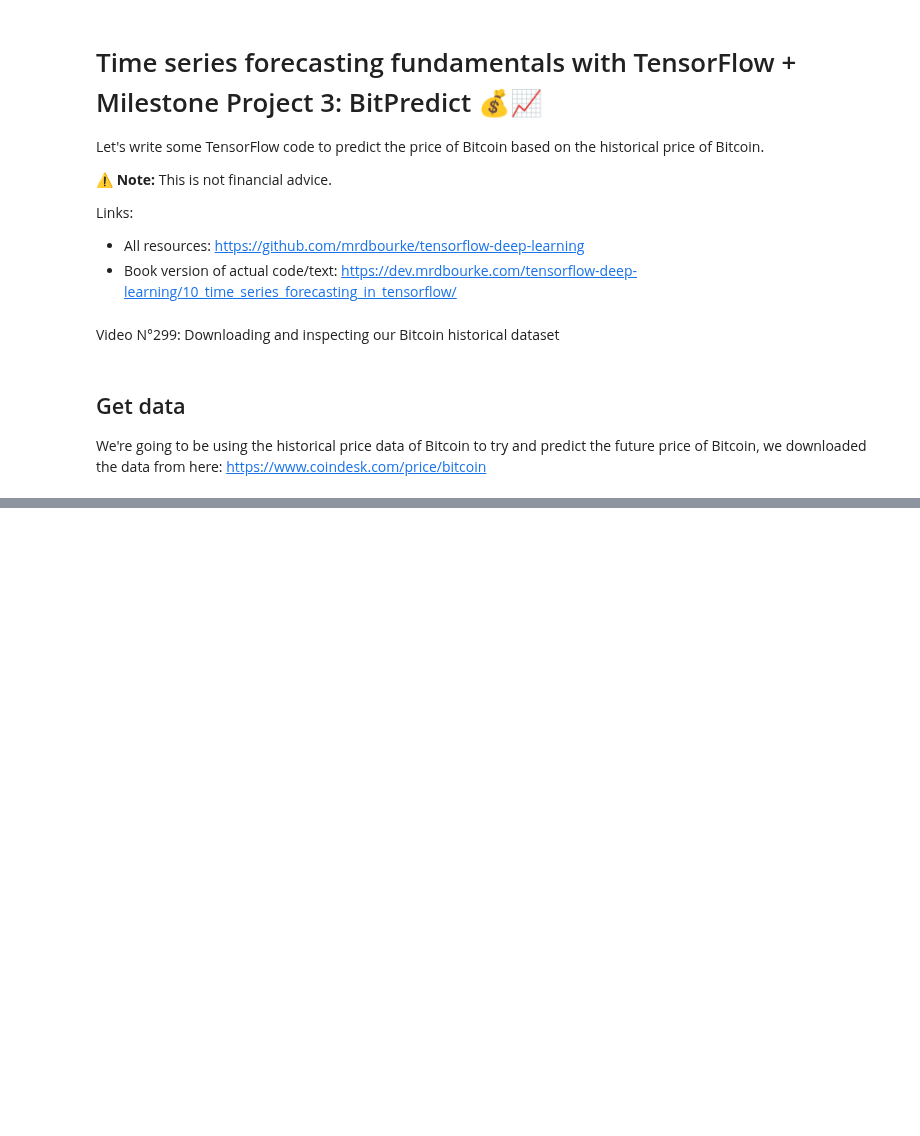
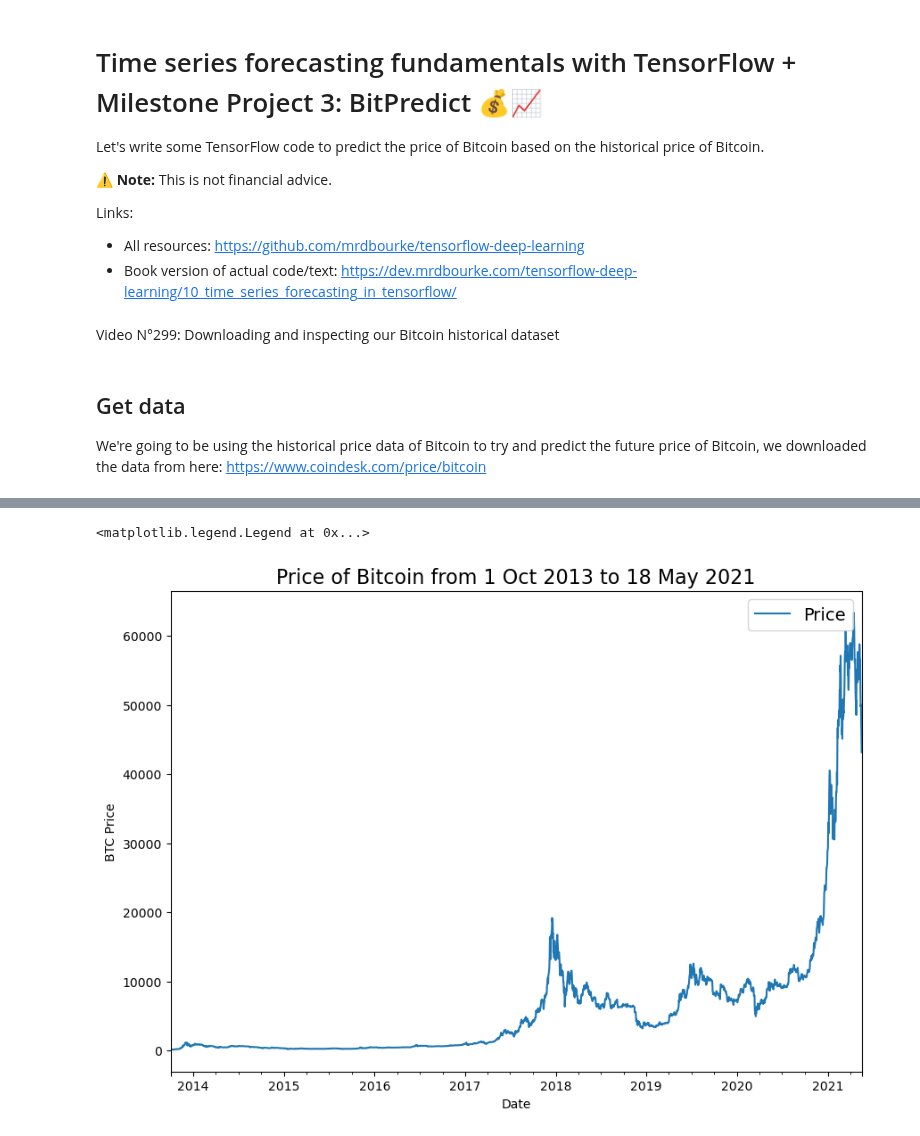
Before and after one commit to ValentinLibouton/TensorFlow_Developer_Certificate_Bootcamp, a Jupyter notebook: 10_time_series_forecasting_with_tensorflow/Template_Empty.ipynb, the cells around one changed output, grey strips where cells are left out. Saved outputs shown, nothing was run; the diff lists cells and outputs as text; code cells hidden in the pictures; blank space fills up the shorter version.

```diff
--- a/10_time_series_forecasting_with_tensorflow/Template_Empty.ipynb
+++ b/10_time_series_forecasting_with_tensorflow/Template_Empty.ipynb
@@ -16,0 +25,8 @@ We're going to be using the historical price data of Bitcoin to try and predict
+# %%
+# Import with pandas
+import pandas as pd
+# Let's read in our Bitcoin data and parse the dates
+df = pd.read_csv('BTC_USD_2013-10-01_2021-05-18-CoinDesk.csv',
+                 parse_dates=["Date"],
+                 index_col=["Date"]) # prase the date column and tell pandas column 1 is a datetime
+df.head()
@@ -16,0 +82,4 @@ We're going to be using the historical price data of Bitcoin to try and predict
+# %%
+# Only want closing price for each day
+bitcoin_prices = pd.DataFrame(df["Closing Price (USD)"]).rename(columns={"Closing Price (USD)":"Price"})
+bitcoin_prices
@@ -16,0 +101,9 @@ We're going to be using the historical price data of Bitcoin to try and predict
+# %%
+import matplotlib.pyplot as plt
+bitcoin_prices.plot(figsize=(10,7))
+plt.ylabel("BTC Price")
+plt.title("Price of Bitcoin from 1 Oct 2013 to 18 May 2021", fontsize=16)
+plt.legend(fontsize=14)
+# %% [output]
+<matplotlib.legend.Legend at 0x...>
+[figure, added]
```
Also changed, not shown: parts of 9 cells of this notebook.
